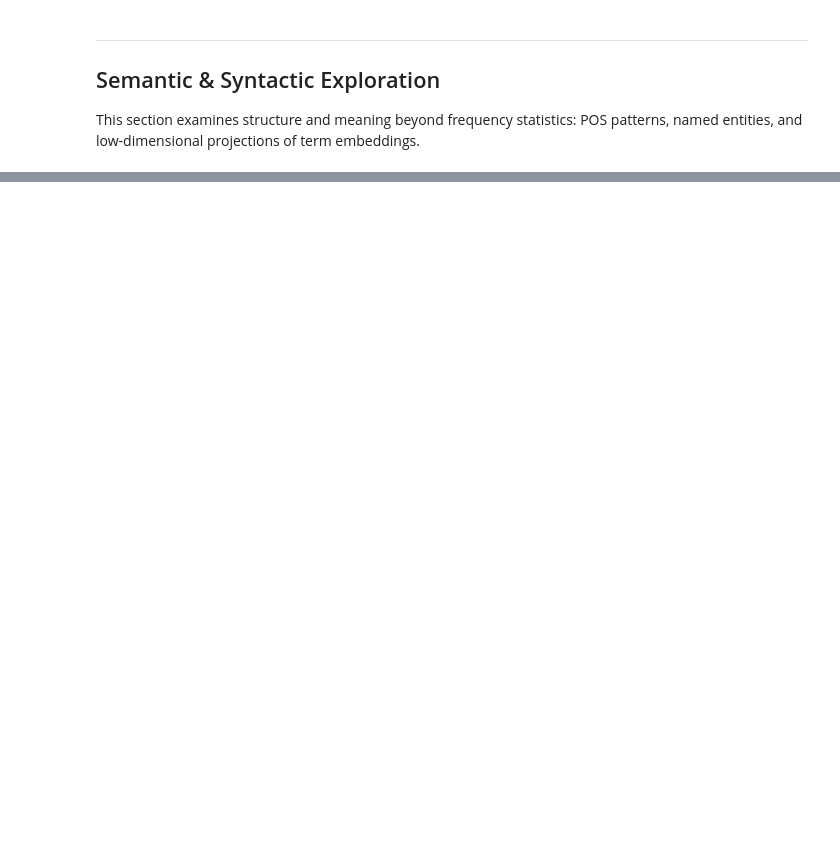
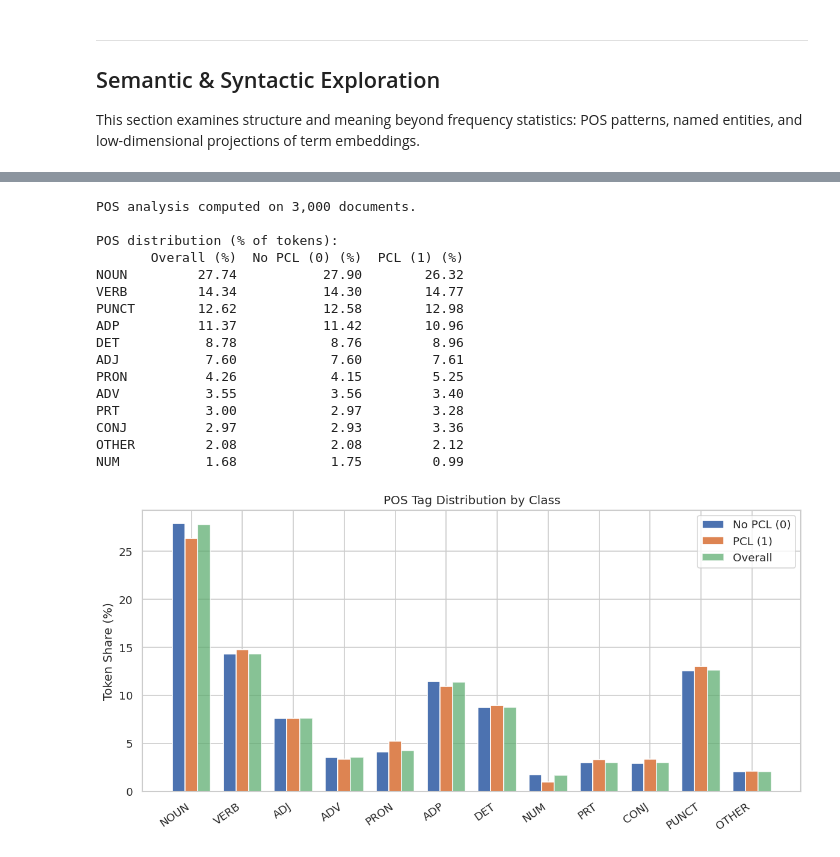
Before and after one commit to wowthecoder/imperial-nlp-cw, a Jupyter notebook: eda_pcl.ipynb, the cells around one changed output, grey strips where cells are left out. Saved outputs shown, nothing was run; the diff lists cells and outputs as text; code cells hidden in the pictures; blank space fills up the shorter version.

```diff
--- a/eda_pcl.ipynb
+++ b/eda_pcl.ipynb
@@ -450,7 +450,8 @@ This section examines structure and meaning beyond frequency statistics: POS pat
 # ============================================================
 # Cell 13a: Part-of-Speech (POS) Tagging
 # ============================================================
-nltk.download('averaged_perceptron_tagger', quiet=True)
+
+nltk.download("averaged_perceptron_tagger_eng")
 
 # Set to None to run on all rows (can be slower).
 POS_MAX_DOCS = 3000
@@ -476,7 +477,7 @@ def pos_distribution(text_series):
     total = 0
     for text in text_series:
         tokens = word_tokenize(str(text))
-        tagged = nltk.pos_tag(tokens)
+        tagged = nltk.pos_tag(tokens, lang='eng')
         for _, tag in tagged:
             counts[coarse_pos(tag)] += 1
             total += 1
@@ -514,3 +515,4 @@ ax.legend()
 plt.tight_layout()
 plt.savefig('fig_pos_distribution.png', bbox_inches='tight')
 plt.show()
+# %% [output]
@@ -517,3 +522,20 @@ plt.show()
+POS analysis computed on 3,000 documents.
+
+POS distribution (% of tokens):
+       Overall (%)  No PCL (0) (%)  PCL (1) (%)
+NOUN         27.74           27.90        26.32
+VERB         14.34           14.30        14.77
+PUNCT        12.62           12.58        12.98
+ADP          11.37           11.42        10.96
+DET           8.78            8.76         8.96
+ADJ           7.60            7.60         7.61
+PRON          4.26            4.15         5.25
+ADV           3.55            3.56         3.40
+PRT           3.00            2.97         3.28
+CONJ          2.97            2.93         3.36
+OTHER         2.08            2.08         2.12
+NUM           1.68            1.75         0.99
+[figure, added]
 # %%
 # ============================================================
 # Cell 13b: Named Entity Recognition (NER)
```
Also changed, not shown: parts of 13 cells of this notebook, 8 other files.
